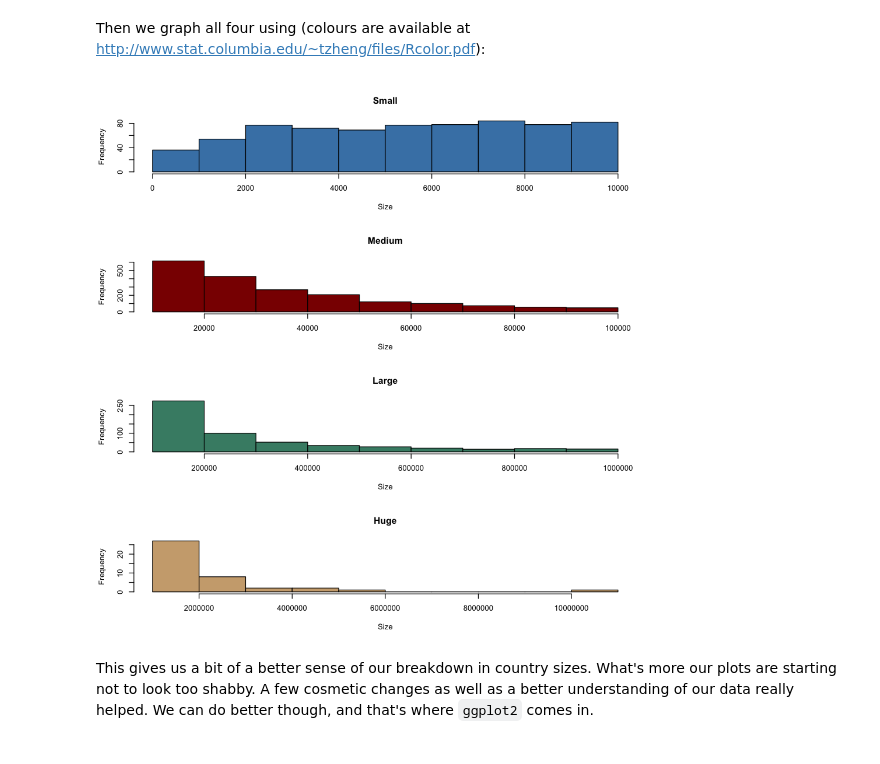
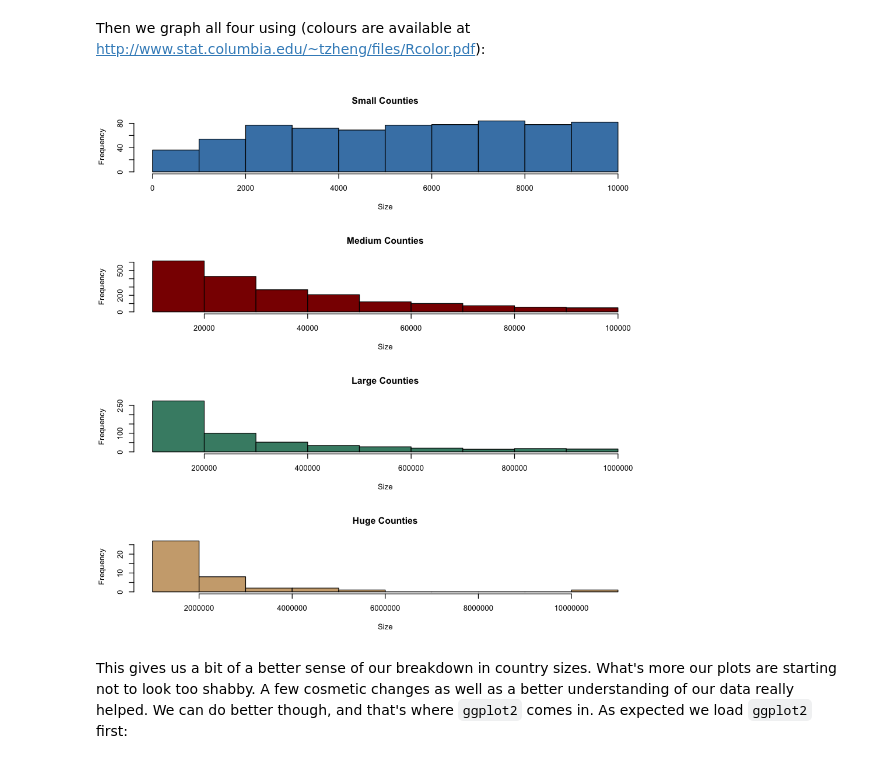
Before and after one commit to hands-on-econ/Hands-On-Econ, a Jupyter notebook: Michaelmas/2. Getting Started with R.ipynb, the cells around one changed output. Saved outputs shown, nothing was run; the diff lists cells and outputs as text; code cells hidden in the pictures.

```diff
--- a/Michaelmas/2. Getting Started with R.ipynb
+++ b/Michaelmas/2. Getting Started with R.ipynb
@@ -639,7 +633,7 @@ We don't need to know how to do Structural Bayesian Vector Autoregression Models
 # %% [markdown]
 This probably the first 'cool' thing we're going to learn to do with R. Visualisation is one of the easiest ways to explain what your data looks like and can make working with interesting data really fun too. We're going to use the dataset we introduced in Week 1 to start creating some graphs.
 # %%
-data<-read.csv('https://github.com/hands-on-econ/Hands-On-Econ/raw/master/Michaelmas/Datasets/acs2015_county_data.csv')
+data<-read.csv('https://github.com/hands-on-econ/Hands-On-Econ/raw/master/Datasets/acs2015_county_data.csv')
 # %% [markdown]
 Before we plot anything we *need* to know what our data looks like. So let's have a peek:
 # %%
@@ -784,11 +778,11 @@ Then we graph all four using (colours are available at http://www.stat.columbia.
 # %%
 options(repr.plot.width=8, repr.plot.height=8)
 par(mfrow=c(4,1))
-hist(dataS[,'TotalPop'],col='steelblue',main='Small',xlab='Size')
-hist(dataM[,'TotalPop'],col='darkred',main='Medium',xlab='Size')
-hist(dataL[,'TotalPop'],col='aquamarine4',main='Large',xlab='Size')
-hist(dataH[,'TotalPop'],col='burlywood3',main='Huge',xlab='Size')
+hist(dataS[,'TotalPop'],col='steelblue',main='Small Counties',xlab='Size')
+hist(dataM[,'TotalPop'],col='darkred',main='Medium Counties',xlab='Size')
+hist(dataL[,'TotalPop'],col='aquamarine4',main='Large Counties',xlab='Size')
+hist(dataH[,'TotalPop'],col='burlywood3',main='Huge Counties',xlab='Size')
 # %% [output]
-[figure, old version]
+[figure, new version]
 # %% [markdown]
-This gives us a bit of a better sense of our breakdown in country sizes. What's more our plots are starting not to look too shabby. A few cosmetic changes as well as a better understanding of our data really helped. We can do better though, and that's where `ggplot2` comes in.
+This gives us a bit of a better sense of our breakdown in country sizes. What's more our plots are starting not to look too shabby. A few cosmetic changes as well as a better understanding of our data really helped. We can do better though, and that's where `ggplot2` comes in. As expected we load `ggplot2` first:
```
Also changed, not shown: parts of 15 cells of this notebook.
